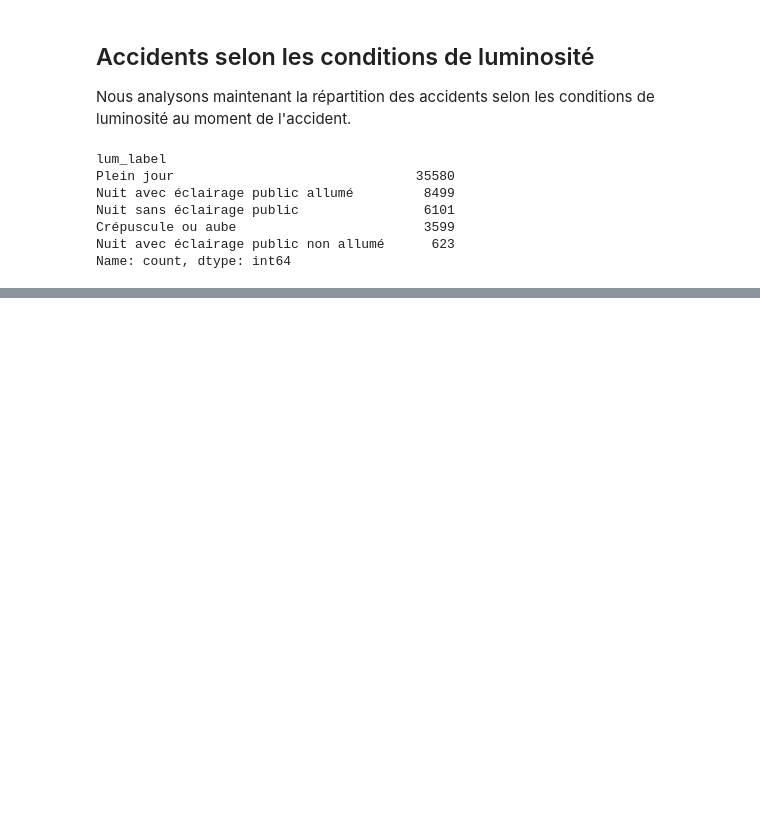
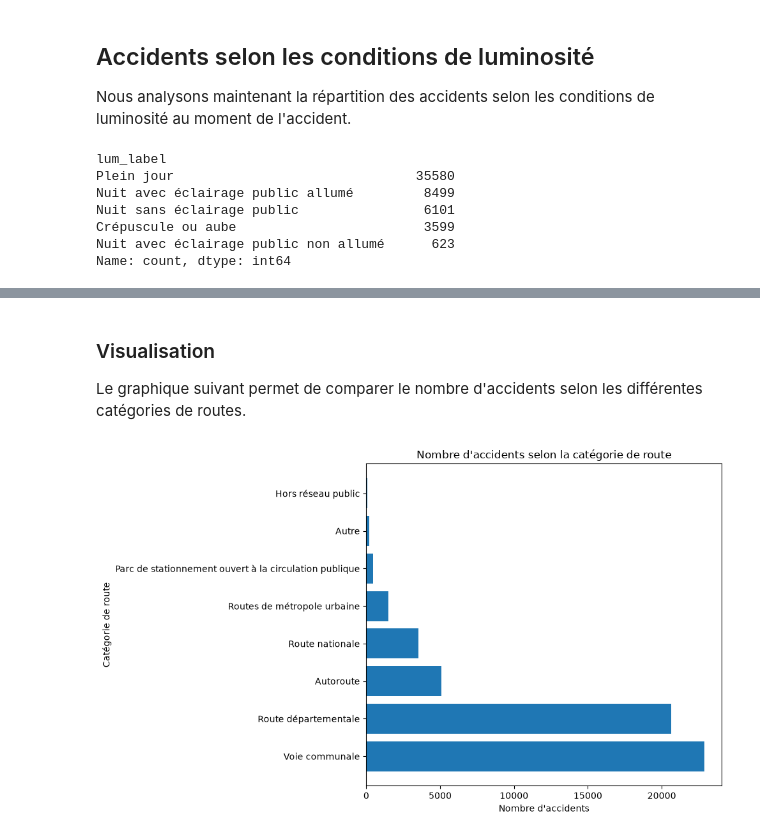
Before and after one commit to iyadelchess/road-accident-analysis, a Jupyter notebook: notebooks/analyse_donnees.ipynb, the cells around one changed output, grey strips where cells are left out. Cells and saved outputs as stored; diff of their text form; code cells hidden in the pictures; blank space fills up the shorter version.

```diff
--- a/notebooks/analyse_donnees.ipynb
+++ b/notebooks/analyse_donnees.ipynb
@@ -120,0 +253,9 @@ Name: count, dtype: int64
+# %%
+# Nombre d'accidents selon la catégorie de route
+
+accidents_par_route = (
+    accidents["catr_label"]
+    .value_counts()
+)
+
+print(accidents_par_route)
@@ -120,0 +273,21 @@ Name: count, dtype: int64
+# %% [markdown]
+### Visualisation
+
+Le graphique suivant permet de comparer le nombre d'accidents selon les différentes catégories de routes.
+# %%
+plt.figure(figsize=(10, 6))
+
+plt.barh(
+    accidents_par_route.index,
+    accidents_par_route.values
+)
+
+plt.xlabel("Nombre d'accidents")
+plt.ylabel("Catégorie de route")
+plt.title("Nombre d'accidents selon la catégorie de route")
+
+plt.tight_layout()
+
+plt.show()
+# %% [output]
+[figure, added]
```
Also changed, not shown: parts of 38 cells of this notebook.
